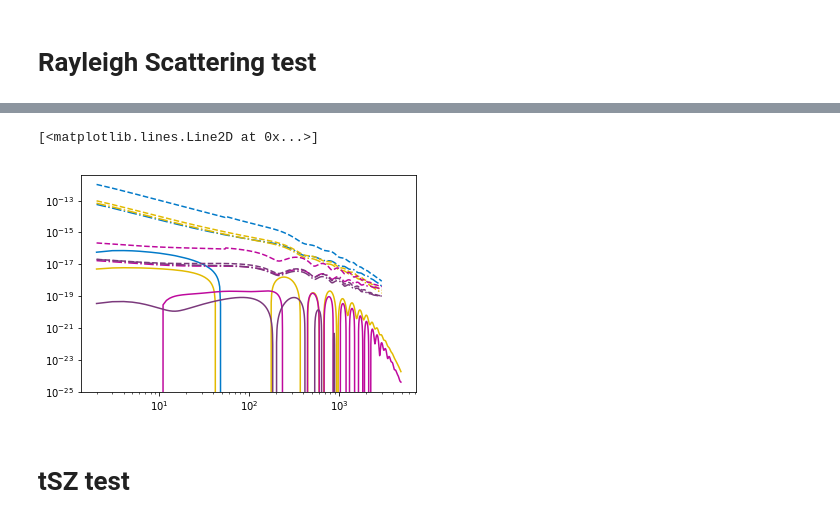
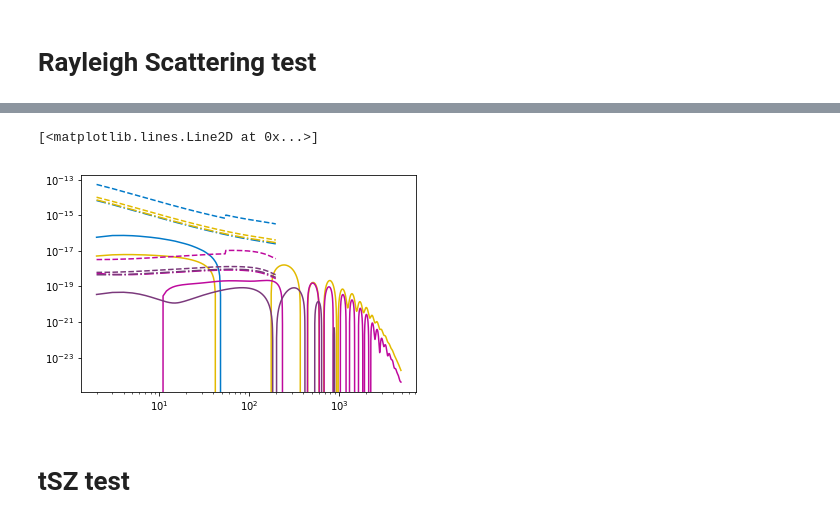
Before and after one commit to nbatta/SILC, a Jupyter notebook: example_ilc_notebook.ipynb, the cells around one changed output, grey strips where cells are left out. Drawn from its saved outputs; the diff is of its cells as text; code cells hidden in the pictures.

Commit message:
added LiteBird

```diff
--- a/example_ilc_notebook.ipynb
+++ b/example_ilc_notebook.ipynb
@@ -23,7 +23,7 @@ fgs = fgNoises(cosmo.c,ksz_battaglia_test_csv="data/ksz_template_battaglia.csv",
 cf = 0
 constraint_tag = ['','_constrained']
 
-experimentName = "CCATp-v1-40"#"CCATpSOg-v1-40"
+experimentName = "LiteBird"#"CCATp-v1-40"#"CCATpSOg-v1-40"
 
 beams = list_from_config(Config,experimentName,'beams')
 noises = list_from_config(Config,experimentName,'noises')
@@ -53,8 +53,11 @@ fsky = 0.4
 #ILC  = ilc.ILC_simple(cosmo,fgs, rms_noises = noises,fwhms=beams,freqs=freqs,lmax=lmax,lknee=lknee,\
 #                      alpha=alpha,v3mode=v3mode,fsky=fsky,noatm=noatm, add='SO+P')
 
+#ILC2  = ilc.ILC_simple(cosmo,fgs, rms_noises = noises,fwhms=beams,freqs=freqs,lmax=lmax,lknee=lknee,\
+#                      alpha=alpha,v3mode=v3mode,fsky=fsky,noatm=noatm, add='SO+SAT')
+
 ILC2  = ilc.ILC_simple(cosmo,fgs, rms_noises = noises,fwhms=beams,freqs=freqs,lmax=lmax,lknee=lknee,\
-                      alpha=alpha,v3mode=v3mode,fsky=fsky,noatm=noatm, add='SO+SAT')
+                      alpha=alpha,v3mode=v3mode,fsky=fsky,noatm=noatm)
 # %% [output]
 Populating the interactive namespace from numpy and matplotlib
 Generating theory Cls...
@@ -86,55 +72,60 @@ c = ["#027ac9",
 "#be099d",
 "#7b397c"]
 
+print (lmax)
+
+#plt.figure()
+#cl,nl,sn = ILC.Rayleigh_forecast(lmax)
+#cl2,nl2,sn2 = ILC.Rayleigh_forecast(lmax,noforegrounds=True)
+#print (sn,sn2)
+#plt.loglog(ell,cl,color=c[0])
+#plt.plot(ell2,nl,'--',color=c[0])
+#plt.plot(ell2,nl2,'-.',color=c[0])
+#cl,nl,sn = ILC.Rayleigh_forecast(lmax,type='te')
+#cl2,nl2,sn2 = ILC.Rayleigh_forecast(lmax,type='te',noforegrounds=True)
+#print (sn,sn2)
+#plt.plot(ell,cl,color=c[1])
+#plt.plot(ell2,nl,'--',color=c[1])
+#plt.plot(ell2,nl2,'-.',color=c[1])
+#cl,nl,sn = ILC.Rayleigh_forecast(lmax,type='et')
+#cl2,nl2,sn2 = ILC.Rayleigh_forecast(lmax,type='et',noforegrounds=True)
+#print (sn,sn2)
+#plt.plot(ell,cl,color=c[2])
+#plt.plot(ell2,nl,'--',color=c[2])
+#plt.plot(ell2,nl2,'-.',color=c[2])
+#cl,nl,sn = ILC.Rayleigh_forecast(lmax,type='ee')
+#cl2,nl2,sn2 = ILC.Rayleigh_forecast(lmax,type='ee',noforegrounds=True)
+#print (sn,sn2)
+#plt.plot(ell,cl,color=c[3])
+#plt.plot(ell2,nl,'--',color=c[3])
+#plt.plot(ell2,nl2,'-.',color=c[3])
+
+#ell = np.arange(2,200,1)
+ell2 = np.arange(2,lmax,1)
+
 plt.figure()
-cl,nl,sn = ILC.Rayleigh_forecast(3000.)
-cl2,nl2,sn2 = ILC.Rayleigh_forecast(3000.,noforegrounds=True)
+cl,nl,sn = ILC2.Rayleigh_forecast(lmax)
+cl2,nl2,sn2 = ILC2.Rayleigh_forecast(lmax,noforegrounds=True)
 print (sn,sn2)
 plt.loglog(ell,cl,color=c[0])
 plt.plot(ell2,nl,'--',color=c[0])
 plt.plot(ell2,nl2,'-.',color=c[0])
-cl,nl,sn = ILC.Rayleigh_forecast(3000.,type='te')
-cl2,nl2,sn2 = ILC.Rayleigh_forecast(3000.,type='te',noforegrounds=True)
+cl,nl,sn = ILC2.Rayleigh_forecast(lmax,type='te')
+cl2,nl2,sn2 = ILC2.Rayleigh_forecast(lmax,type='te',noforegrounds=True)
 print (sn,sn2)
 plt.plot(ell,cl,color=c[1])
 plt.plot(ell2,nl,'--',color=c[1])
 plt.plot(ell2,nl2,'-.',color=c[1])
-cl,nl,sn = ILC.Rayleigh_forecast(3000.,type='et')
-cl2,nl2,sn2 = ILC.Rayleigh_forecast(3000.,type='et',noforegrounds=True)
+cl,nl,sn = ILC2.Rayleigh_forecast(lmax,type='et')
+cl2,nl2,sn2 = ILC2.Rayleigh_forecast(lmax,type='et',noforegrounds=True)
 print (sn,sn2)
 plt.plot(ell,cl,color=c[2])
 plt.plot(ell2,nl,'--',color=c[2])
 plt.plot(ell2,nl2,'-.',color=c[2])
-cl,nl,sn = ILC.Rayleigh_forecast(3000.,type='ee')
-cl2,nl2,sn2 = ILC.Rayleigh_forecast(3000.,type='ee',noforegrounds=True)
+cl,nl,sn = ILC2.Rayleigh_forecast(lmax,type='ee')
+cl2,nl2,sn2 = ILC2.Rayleigh_forecast(lmax,type='ee',noforegrounds=True)
 print (sn,sn2)
 plt.plot(ell,cl,color=c[3])
 plt.plot(ell2,nl,'--',color=c[3])
 plt.plot(ell2,nl2,'-.',color=c[3])
-
-plt.figure()
-cl,nl,sn = ILC2.Rayleigh_forecast(3000.)
-cl2,nl2,sn2 = ILC2.Rayleigh_forecast(3000.,noforegrounds=True)
-print (sn,sn2)
-plt.loglog(ell,cl,color=c[0])
-plt.plot(ell2,nl,'--',color=c[0])
-plt.plot(ell2,nl2,'-.',color=c[0])
-cl,nl,sn = ILC2.Rayleigh_forecast(3000.,type='te')
-cl2,nl2,sn2 = ILC2.Rayleigh_forecast(3000.,type='te',noforegrounds=True)
-print (sn,sn2)
-plt.plot(ell,cl,color=c[1])
-plt.plot(ell2,nl,'--',color=c[1])
-plt.plot(ell2,nl2,'-.',color=c[1])
-cl,nl,sn = ILC2.Rayleigh_forecast(3000.,type='et')
-cl2,nl2,sn2 = ILC2.Rayleigh_forecast(3000.,type='et',noforegrounds=True)
-print (sn,sn2)
-plt.plot(ell,cl,color=c[2])
-plt.plot(ell2,nl,'--',color=c[2])
-plt.plot(ell2,nl2,'-.',color=c[2])
-cl,nl,sn = ILC2.Rayleigh_forecast(3000.,type='ee')
-cl2,nl2,sn2 = ILC2.Rayleigh_forecast(3000.,type='ee',noforegrounds=True)
-print (sn,sn2)
-plt.plot(ell,cl,color=c[3])
-plt.plot(ell2,nl,'--',color=c[3])
-plt.plot(ell2,nl2,'-.',color=c[3])
 # %% [output]
@@ -145,5 +137,5 @@ plt.plot(ell2,nl2,'-.',color=c[3])
 [<matplotlib.lines.Line2D at 0x...>]
-[figure, old version]
+[figure, new version]
 # %%
 1.0403184525819786 4.157528517363274
 0.22564148215913724 0.3136793896908392
```
Also changed, not shown: parts of 2 cells of this notebook, 2 other files.
